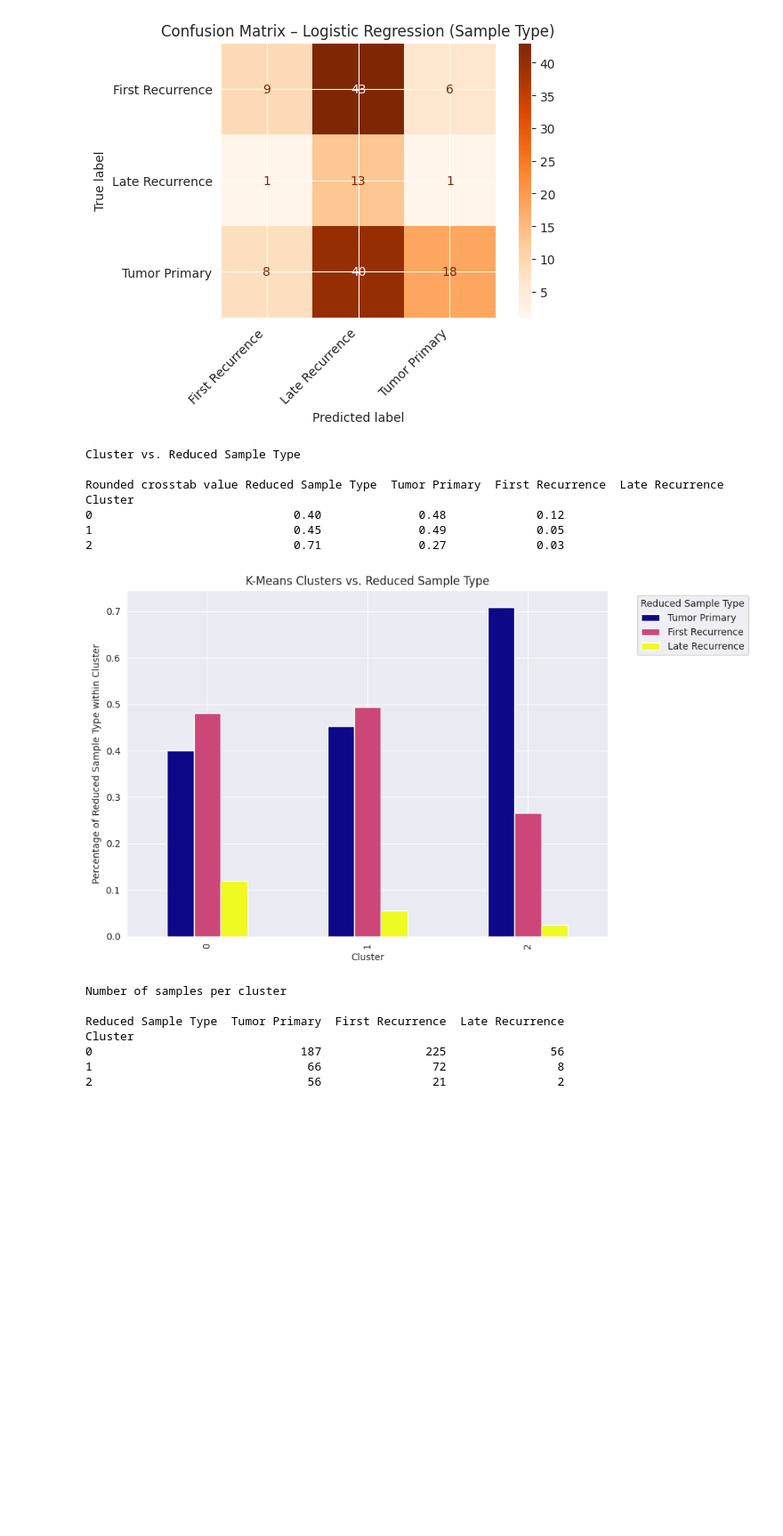
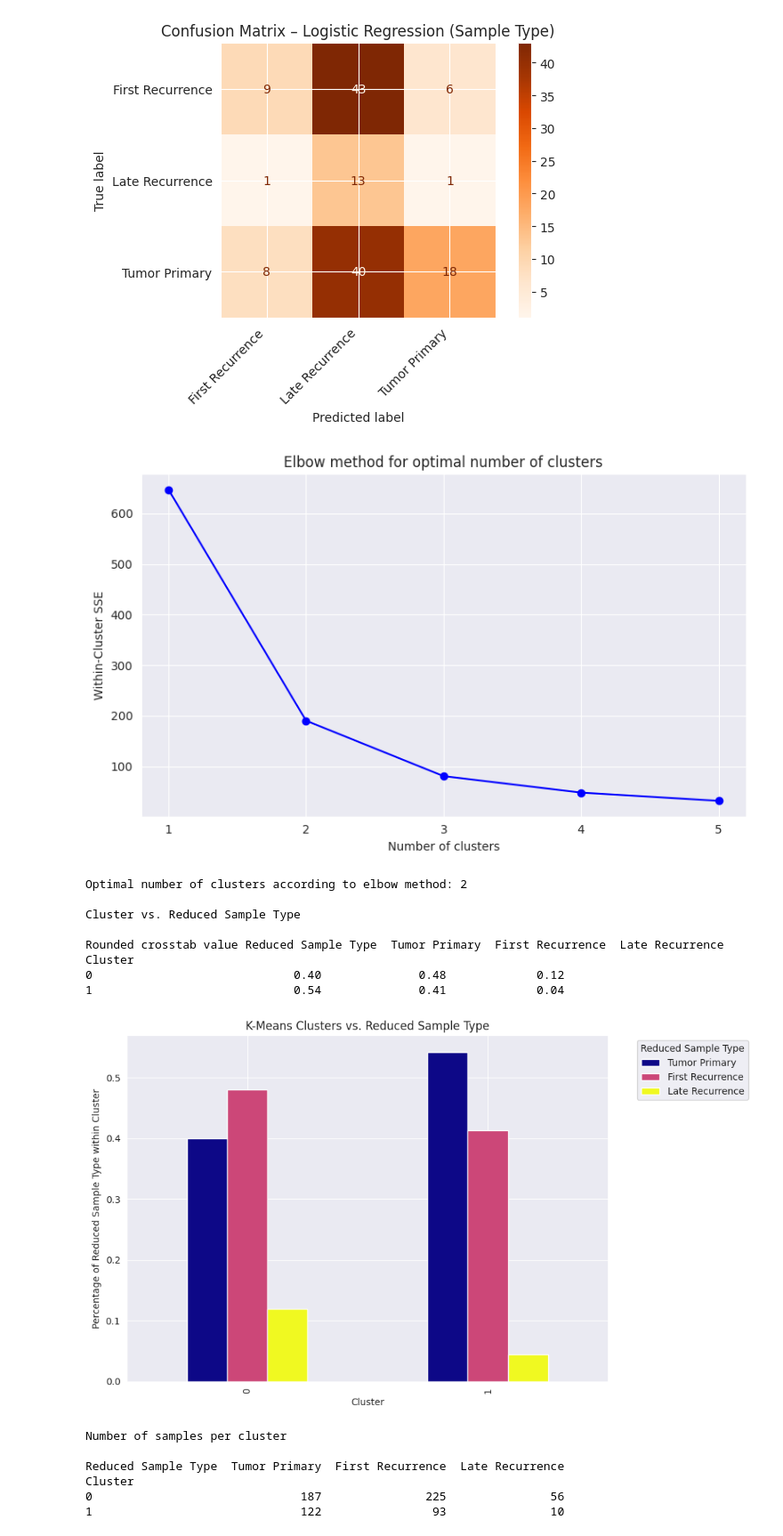
Before and after one commit to c2904/Cancer-Classification-with-XAI-Vis, a Jupyter notebook: data.ipynb, the cells around one changed output. Shown at 89% size. Drawn from its saved outputs; the diff is of its cells as text; code cells hidden in the pictures; blank space fills up the shorter version.

Commit message:
Elbow method

```diff
--- a/data.ipynb
+++ b/data.ipynb
@@ -189,47 +191,72 @@ First Recurrence       0.50      0.16      0.24        58
     weighted avg       0.57      0.29      0.31       139
 [figure]
 # %%
-kmeans = KMeans(n_clusters=3, random_state=42)
+#------Elbow method to find optimal number of clusters----#
+sse = [] #ssum of sqaured errors
+K = range(1, 6)
+
+for k in K:
+    kmeans = KMeans(n_clusters=k, random_state=42)
+    kmeans.fit(X)
+    sse.append(kmeans.inertia_)
+
+plt.figure(figsize=(8, 5))
+plt.plot(K, sse, 'bo-')
+plt.xlabel('Number of clusters')
+plt.ylabel('Within-Cluster SSE')
+plt.title('Elbow method for optimal number of clusters')
+plt.xticks(K)
+plt.grid(True)
+plt.tight_layout()
+plt.show()
+
+#kneelocator to print out optimal number of clusters
+knee = KneeLocator(K, sse, curve='convex', direction='decreasing')
+print(f"Optimal number of clusters according to elbow method: {knee.knee}\n")
+
+#---------K-Means---------#
+kmeans = KMeans(n_clusters=2, random_state=42)
 clusters = kmeans.fit_predict(X)
 
 X["Cluster"] = clusters
 
 # labels nicht encoded
 df_analysis = df_encoded.copy()
 df_analysis["Cluster"] = clusters
 df_analysis["Sample Type"] = df["Reduced Sample Type"].values
 
 #-----comparison Cluster vs. Sample Type------#
 #crosstab computes a simple cross tabulation of two (or more) factors
 column_order = ["Tumor Primary", "First Recurrence", "Late Recurrence"]
 crosstab = pd.crosstab(df_analysis["Cluster"], df_analysis["Reduced Sample Type"], normalize='index')[column_order]
 print("Cluster vs. Reduced Sample Type\n")
 print("Rounded crosstab value", crosstab.round(2))
 crosstab.plot(kind='bar', stacked=False, colormap='plasma', figsize=(10,6))
 plt.title("K-Means Clusters vs. Reduced Sample Type")
 plt.ylabel("Percentage of Reduced Sample Type within Cluster")
 plt.xlabel("Cluster")
 plt.legend(title="Reduced Sample Type", bbox_to_anchor=(1.05, 1), loc='upper left')
 plt.tight_layout()
 plt.show()
 
 #number of each Sample Types per cluster
 raw_crosstab = pd.crosstab(df_analysis["Cluster"], df_analysis["Reduced Sample Type"])[column_order]
 print("Number of samples per cluster\n")
 print(raw_crosstab)
 # %% [output]
+[figure, new version]
+Optimal number of clusters according to elbow method: 2
+
 Cluster vs. Reduced Sample Type
 
 Rounded crosstab value Reduced Sample Type  Tumor Primary  First Recurrence  Late Recurrence
 Cluster
 0                             0.40              0.48             0.12
-1                             0.45              0.49             0.05
-2                             0.71              0.27             0.03
+1                             0.54              0.41             0.04
-[figure, old version]
+[figure, added]
 Number of samples per cluster
 
 Reduced Sample Type  Tumor Primary  First Recurrence  Late Recurrence
 Cluster
 0                              187               225               56
-1                               66                72                8
-2                               56                21                2
+1                              122                93               10
```
Also changed, not shown: parts of 1 cell of this notebook.
